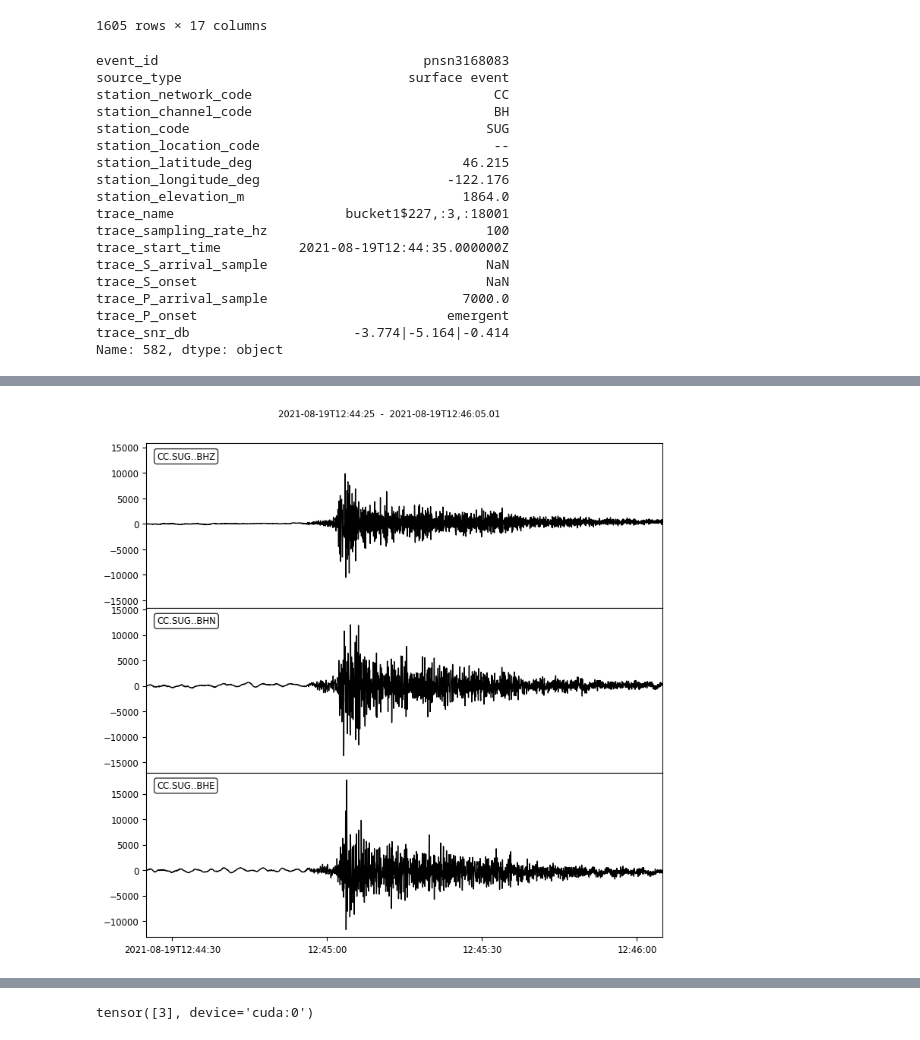
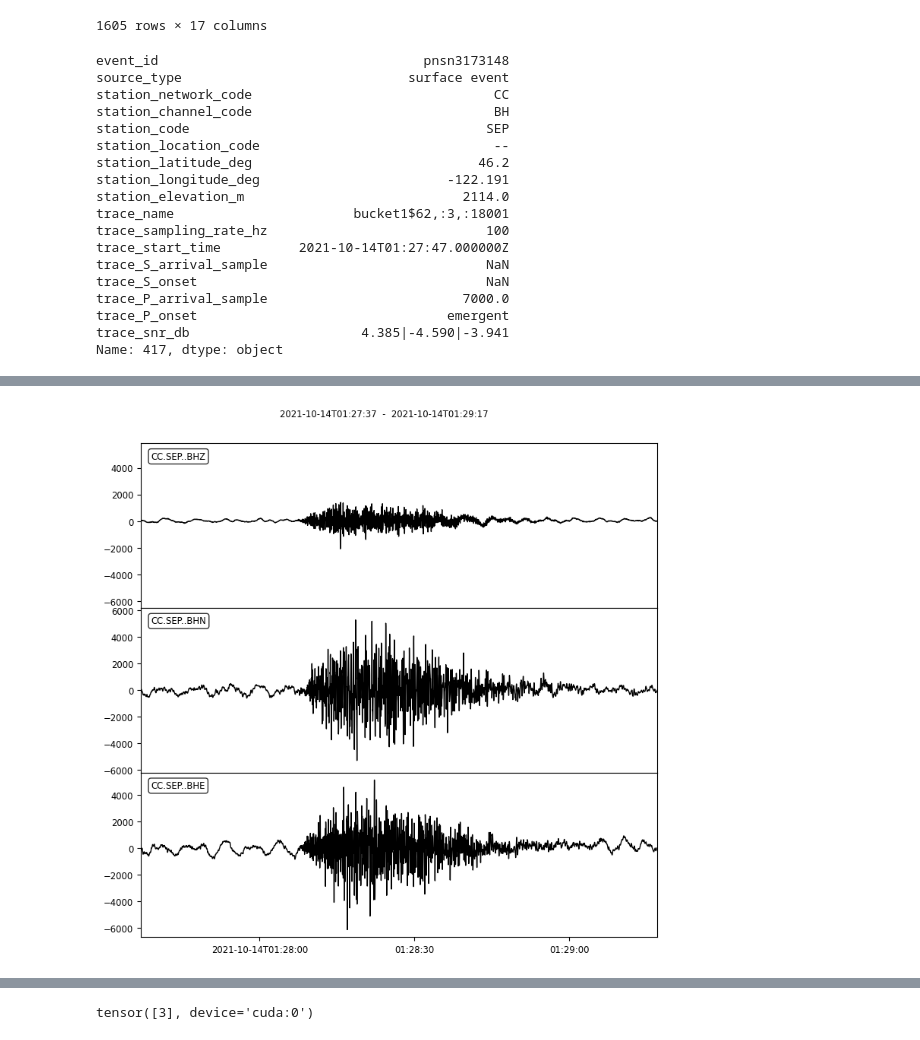
Before and after one commit to Akashkharita/PNW_Seismic_Event_Classification, a Jupyter notebook: deep_learning/comparing_with_seisbench.ipynb, the cells around one changed output, grey strips where cells are left out. Saved outputs shown, nothing was run; the diff lists cells and outputs as text; code cells hidden in the pictures.

```diff
--- a/deep_learning/comparing_with_seisbench.ipynb
+++ b/deep_learning/comparing_with_seisbench.ipynb
@@ -234,38 +249,38 @@ exotic
 | 8691 | pnsn1447843 | surface event | UW | BH | LON | -- | ... |
 1605 rows × 17 columns
 # %%
-event = exotic.iloc[100]
+event = exotic.iloc[11]
 network = event["station_network_code"]
 station = event["station_code"]
 channel = event["station_channel_code"]
 starttime = obspy.UTCDateTime(event["trace_start_time"])
 print(event)
 # %% [output]
-event_id                                  pnsn3168083
+event_id                                  pnsn3173148
 source_type                             surface event
 station_network_code                               CC
 station_channel_code                               BH
-station_code                                      SUG
+station_code                                      SEP
 station_location_code                              --
-station_latitude_deg                           46.215
-station_longitude_deg                        -122.176
-station_elevation_m                            1864.0
-trace_name                      bucket1$227,:3,:18001
+station_latitude_deg                             46.2
+station_longitude_deg                        -122.191
+station_elevation_m                            2114.0
+trace_name                       bucket1$62,:3,:18001
 trace_sampling_rate_hz                            100
-trace_start_time          2021-08-19T12:44:35.000000Z
+trace_start_time          2021-10-14T01:27:47.000000Z
 trace_S_arrival_sample                            NaN
 trace_S_onset                                     NaN
 trace_P_arrival_sample                         7000.0
 trace_P_onset                                emergent
-trace_snr_db                     -3.774|-5.164|-0.414
-Name: 582, dtype: object
+trace_snr_db                      4.385|-4.590|-3.941
+Name: 417, dtype: object
 # %%
 ## Downloading the data
 s = client.get_waveforms(network=network, station=station, channel=f"{channel}?", location="--",
                          starttime=starttime-10, endtime=starttime+90)
 
 s.detrend()
-s.resample(100)
+s.resample(50)
 print(s)
 s.plot();
 # %% [output]
@@ -276,4 +291,4 @@ CC.SUG..BHZ | 2021-08-19T12:44:25.000000Z - 2021-08-19T12:46:05.010000Z | 100.0
-[figure, old version]
+[figure, new version]
 # %%
 # amount of tapering
 taper_alpha = 0.1
```
Also changed, not shown: parts of 24 cells of this notebook.
